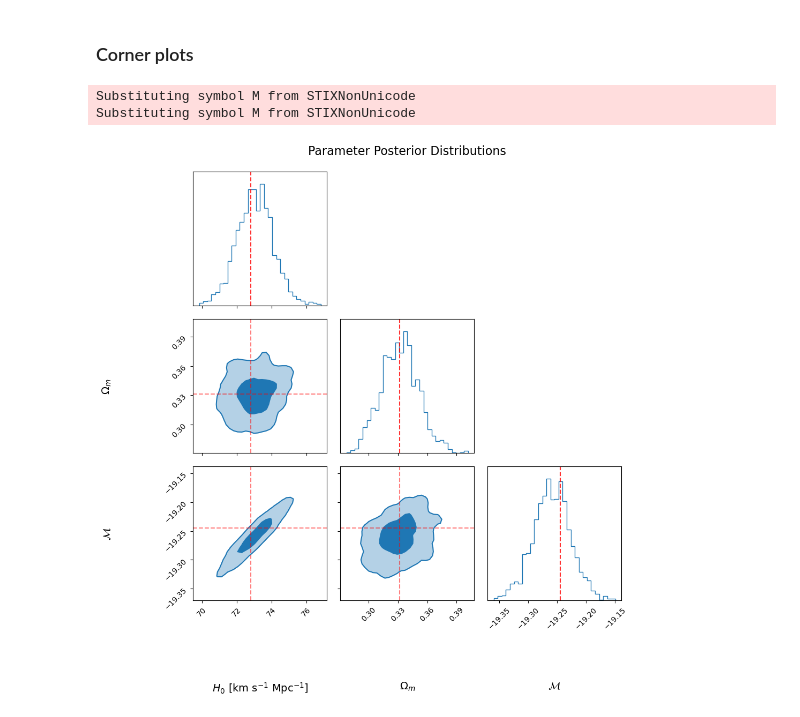
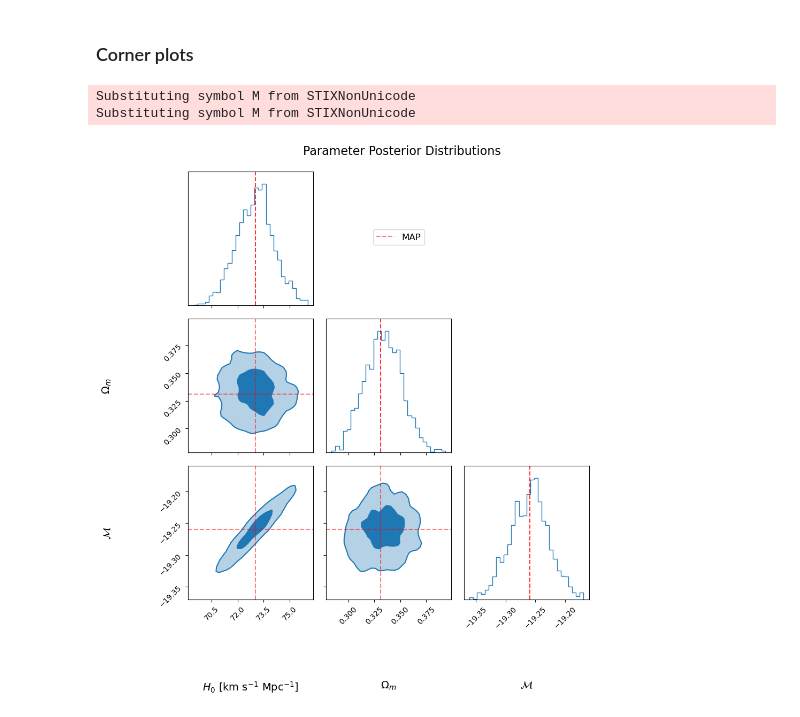
Before and after one commit to danschoe/bayes_stats, a Jupyter notebook: analysis.ipynb, the cells around one changed output. Drawn from its saved outputs; the diff is of its cells as text; code cells hidden in the pictures.

Commit message:
new plotting functions

```diff
--- a/analysis.ipynb
+++ b/analysis.ipynb
@@ -614,13 +624,8 @@ import corner
 import matplotlib.pyplot as plt
 import numpy as np
 
-# Calculate modes
-modes = []
-for i in range(chain_flat_lcdm.shape[1]):
-    hist, bin_edges = np.histogram(chain_flat_lcdm[:, i], bins=100)
-    mode_idx = np.argmax(hist)
-    mode = (bin_edges[mode_idx] + bin_edges[mode_idx + 1]) / 2
-    modes.append(mode)
+# Assuming you have your MAP estimates in a numpy array called 'map_estimates'
+# map_estimates should be a 1D array with 3 values, one for each parameter
 
 # Create figure
 fig = plt.figure(figsize=(10, 10))
@@ -631,51 +636,66 @@ fig = corner.corner(
     bins=30,
     color="C0",
     labels=[r"$H_0$ [km s$^{-1}$ Mpc$^{-1}$]", r"$\Omega_m$", r"$\mathcal{M}$"],
-    levels=1-np.exp(-0.5*np.array([1, 2])**2),  # 1σ and 2σ contours
+    levels=1-np.exp(-0.5*np.array([1, 2])**2), # 1σ and 2σ contours
     # quantiles=[0.025, 0.16, 0.84, 0.975],
     title_quantiles=[0.16, 0.5, 0.84],
     label_kwargs={"fontsize": 14},
     title_kwargs={"fontsize": 12},
-    smooth=1,  # Add some smoothing to contours
-    plot_datapoints=False,  # Don't plot individual points for cleaner look
-    fill_contours=True,  # Fill the contours
-    hist_kwargs={"density": True},  # Normalize histograms
+    smooth=1, # Add some smoothing to contours
+    plot_datapoints=False, # Don't plot individual points for cleaner look
+    fill_contours=True, # Fill the contours
+    hist_kwargs={"density": True}, # Normalize histograms
     labelpad=0.3,
     fig=fig
 )
 
 # Get the axes
 axes = np.array(fig.axes).reshape((3, 3))
 
-# Add mode lines to each histogram
+# Store a line object for the legend
+legend_line = None
+
+# Add MAP estimate lines to each histogram
 for i in range(3):
     # Add vertical line to histogram
-    axes[i,i].axvline(modes[i], color='red', linestyle='--', lw=1.5, alpha=0.8)
+    axes[i,i].axvline(theta_MAP_flat_lcdm[i], color='red', linestyle='--', lw=1.5, alpha=0.8)
 
     # Add lines to 2D plots
     for j in range(i):
-        axes[i,j].axvline(modes[j], color='red', linestyle='--', lw=1.5, alpha=0.5)
-        axes[i,j].axhline(modes[i], color='red', linestyle='--', lw=1.5, alpha=0.5)
+        line_v = axes[i,j].axvline(theta_MAP_flat_lcdm[j], color='red', linestyle='--', lw=1.5, alpha=0.5)
+        line_h = axes[i,j].axhline(theta_MAP_flat_lcdm[i], color='red', linestyle='--', lw=1.5, alpha=0.5)
 
-# Adjust spacing
+        # Store one of the lines for the legend
+        if legend_line is None:
+            legend_line = line_v
+
+# Add legend to the figure (outside the plots)
+fig.legend([legend_line],
+          ['MAP'],  # Changed legend text from 'Mode' to 'MAP'
+          fontsize=12,
+          bbox_to_anchor=(0.55, 0.8),  # Position of the legend
+          loc='upper right',  # Reference point for the bbox_to_anchor
+          bbox_transform=fig.transFigure)
+
+# Adjust spacing - modified to leave space for legend
 plt.subplots_adjust(
     left=0.1,
     bottom=0.1,
-    right=0.9,
+    right=0.85,  # Reduced from 0.9 to make space for legend
     top=0.9,
     wspace=0.1,
     hspace=0.1
 )
 
 # Add a title (optional)
 fig.suptitle("Parameter Posterior Distributions", y=0.95, fontsize=16)
 
 # Save or display
 plt.show()
 # %% [output]
 Substituting symbol M from STIXNonUnicode
 Substituting symbol M from STIXNonUnicode
-[figure, old version]
+[figure, new version]
 # %%
 modes = []
 for i in range(chain_flat_lcdm.shape[1]):
```
Also changed, not shown: parts of 11 cells of this notebook.
